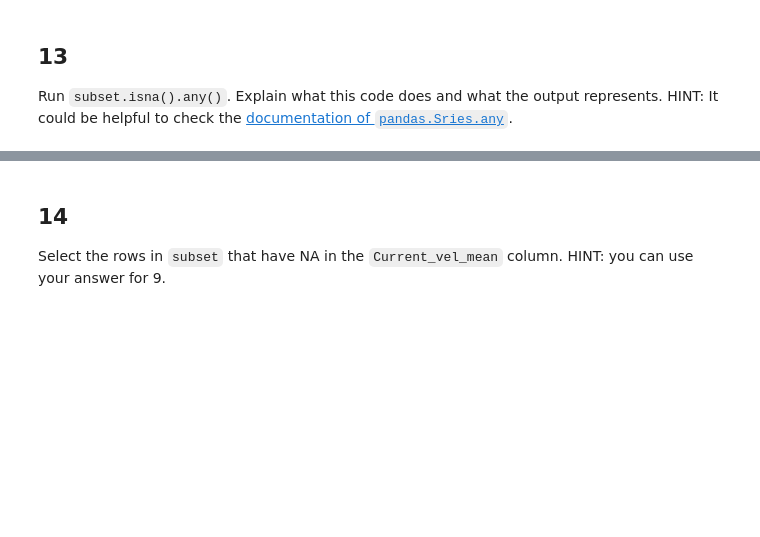
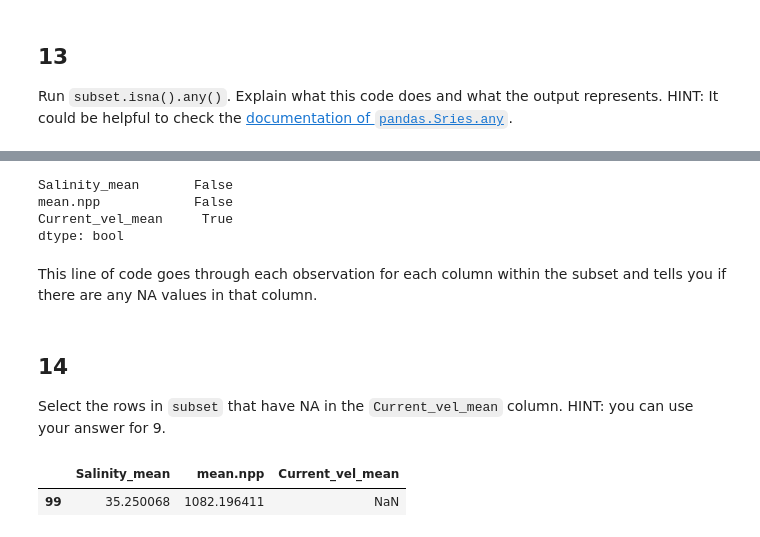
Before and after one commit to hmchilders/eds220-hwk-1, a Jupyter notebook: hwk1-task3.ipynb, the cells around one changed output, grey strips where cells are left out. Saved outputs shown, nothing was run; the diff lists cells and outputs as text; code cells hidden in the pictures; blank space fills up the shorter version.

```diff
--- a/hwk1-task3.ipynb
+++ b/hwk1-task3.ipynb
@@ -252,6 +261,19 @@ Run `subset.isna().any()`. Explain what this code does and what the output repre
+# %%
+subset.isna().any()
+# %% [output]
+Salinity_mean       False
+mean.npp            False
+Current_vel_mean     True
+dtype: bool
+# %% [markdown]
+This line of code goes through each observation for each column within the subset and tells you if there are any NA values in that column.
 # %% [markdown]
 ## 14
 
 Select the rows in `subset` that have NA in the `Current_vel_mean` column. HINT: you can use your answer for 9.
 # %%
 # solve exercise here
+subset.loc[subset.Current_vel_mean.isna() == True]
+# %% [output]
+|  | Salinity_mean | mean.npp | Current_vel_mean |
+| 99 | 35.250068 | 1082.196411 | NaN |
```
Also changed, not shown: parts of 5 cells of this notebook.
